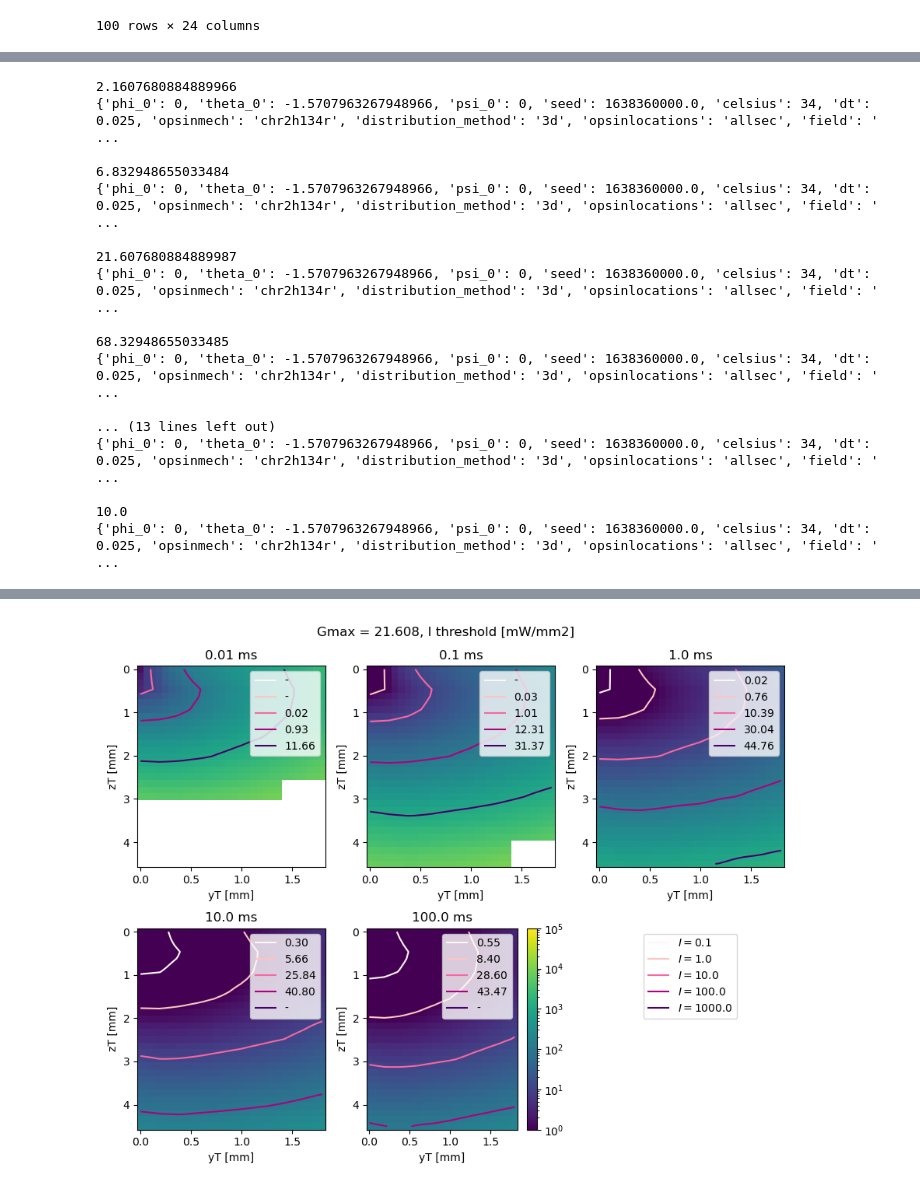
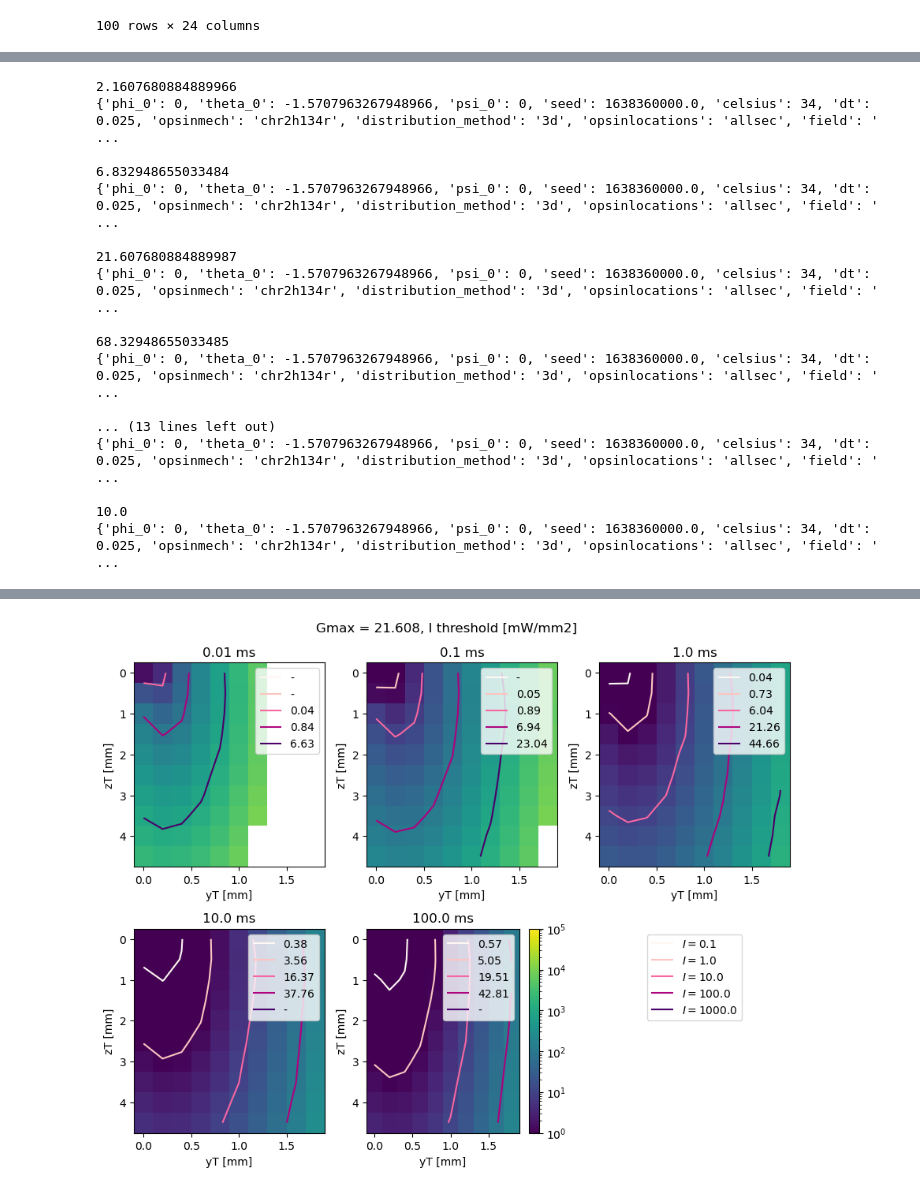
Before and after one commit to Rschoete/3DOptogeneticStimulationCA1_public, a Jupyter notebook: Analyses/SDC/analyse_ugentinvivo.ipynb, the cells around one changed output, grey strips where cells are left out. Drawn from its saved outputs; the diff is of its cells as text; code cells hidden in the pictures.

```diff
--- a/Analyses/SDC/analyse_ugentinvivo.ipynb
+++ b/Analyses/SDC/analyse_ugentinvivo.ipynb
@@ -215,8 +56,8 @@ master_df.head()
 # %%
 #test selector
-myselection = {key:unique_values_columns[key][0] for key in [*cell_init_options,*settings_options,*opsin_options,*field_options]}
+myselection = {key:unique_values_columns_master[key][0] for key in [*cell_init_options,*settings_options,*opsin_options,*field_options]}
 myselection['dur'] = 100
-intm_df = master_df[selection_generator(master_df,unique_values_columns,verbose=False,**myselection)].reset_index(drop=True)
+intm_df = master_df[selection_generator(master_df,unique_values_columns_master,verbose=False,**myselection)].reset_index(drop=True)
 intm_df.head(len(intm_df))
 # %% [output]
 |  | amp | dur | field | dc | nPulse | prf | Gmax | distribution | opsinmech | ... |
@@ -233,8 +74,8 @@ intm_df.head(len(intm_df))
 | 99 | 5.015997e+06 | 100.0 | Ugent470nIrr_np1e7_res5emin3_gf1_... | 1.0 | 1 | 0.1 | 2.160768 | distribution = lambda x: 10.0 | chr2h134r | ... |
 100 rows × 24 columns
 # %%
-myselection = {key:unique_values_columns[key][0] for key in [*cell_init_options,*settings_options,*opsin_options,*field_options]}
-single_config_df = master_df[selection_generator(master_df,unique_values_columns,verbose=False,**myselection)].reset_index(drop=True)
+myselection = {key:unique_values_columns_master[key][0] for key in [*cell_init_options,*settings_options,*opsin_options,*field_options]}
+single_config_df = master_df[selection_generator(master_df,unique_values_columns_master,verbose=False,**myselection)].reset_index(drop=True)
 print(myselection)
 
 Imin = np.min(single_config_df['amp'])
@@ -267,11 +108,14 @@ print()
 # %%
-myselection_noGmax = {key:unique_values_columns[key][0] for key in [*cell_init_options,*settings_options,*opsin_options,*field_options] if not key in ['Gmax','distribution']}
-intm_df = master_df[selection_generator(master_df,unique_values_columns,verbose=False,**myselection_noGmax)]
+myselection_noGmax = {key:unique_values_columns_master[key][0] for key in [*cell_init_options,*settings_options,*opsin_options,*field_options] if not key in ['Gmax','distribution']}
+intm_df = master_df[selection_generator(master_df,unique_values_columns_master,verbose=False,**myselection_noGmax)]
 gmaxs = list(intm_df['Gmax'].unique())
+print_upscale = False
+nan_tolerance_percentage = 0.95
+
 for gmax in gmaxs:
     print(gmax)
     myselection = {**myselection_noGmax, 'Gmax': gmax}
-    single_config_df = master_df[selection_generator(master_df,unique_values_columns,verbose=False,**myselection)].reset_index(drop=True)
+    single_config_df = master_df[selection_generator(master_df,unique_values_columns_master,verbose=False,**myselection)].reset_index(drop=True)
     print(myselection)
 
     Imin = np.min(single_config_df['amp'])
@@ -283,35 +127,60 @@ for gmax in gmaxs:
 
     udurs = list(single_config_df['dur'].unique())
     fig,axs = plt.subplots(int(len(udurs)/3+0.67),3,tight_layout = True,figsize=np.array([10,8])*0.9)
+    all_axs = axs.ravel()
+    if print_upscale:
+        fig_up,axs_up = plt.subplots(int(len(udurs)/3+0.67),3,tight_layout = True,figsize=np.array([10,8])*0.9)
+        all_axs = zip(axs.ravel(),axs_up.ravel())
 
-    for dur,ax in zip(udurs,axs.ravel()):
+    for dur,ax in zip(udurs,all_axs):
+        if print_upscale:
+            ax_up = ax[1]
+            ax = ax[0]
+
         intm_df = single_config_df[single_config_df['dur']==dur]
         if not np.all(np.isnan(intm_df['amp'])):
             data_toplot = EcF.prepareDataforInterp(np.array((intm_df['y'],intm_df['z'],intm_df['amp'])).T/1000,'ninterp')
-            #yY, zZ = np.meshgrid(np.linspace(data_toplot[0].min(),data_toplot[0].max(),len(np.unique(data_toplot[0])),endpoint=True),np.linspace(data_toplot[1].min(),data_toplot[1].max(),len(np.unique(data_toplot[0])),endpoint=True))
-            yY, zZ = np.meshgrid(np.linspace(data_toplot[0].min(),data_toplot[0].max(),30,endpoint=True),np.linspace(data_toplot[1].min(),data_toplot[1].max(),30,endpoint=True))
-            im,cntr,cb = EcF.slicePlot(data_toplot,ax,fig,plotGrid=(yY,zZ),structured=True, norm=norm_log,invert_yaxis=True,contour_kwargs={'norm':norm_log_cntr,'cmap':'RdPu','levels':levels})
-            ax.set_xlabel('yT [mm]')
-            ax.set_ylabel('zT [mm]')
-            ax.set_title(f'{dur} ms')
-            cb.remove()
-            h, l = cntr.legend_elements("I")
+            yY, zZ = np.meshgrid(np.linspace(data_toplot[0].min(),data_toplot[0].max(),len(np.unique(data_toplot[0])),endpoint=True),np.linspace(data_toplot[1].min(),data_toplot[1].max(),len(np.unique(data_toplot[0])),endpoint=True))
 
-            #print('\nvta')
-            #print(EcF.checkGridOrder(yY.ravel(),zZ.ravel()))
-            vta = VTA2D(yY,zZ,im.get_array().reshape(yY.shape),grid_order=EcF.checkGridOrder(yY.ravel(),zZ.ravel()),cntrs=cntr,cntr_order='rz',intensity = levels)
-            ax.legend(h, [f'{x:0.2f}' if ~np.isnan(x) else '-' for x in vta],ncol=1,loc='upper right')
-            #print('\nvta2')
-            #print(EcF.checkGridOrder(yY.T.ravel(),zZ.T.ravel()))
-            #vta2 = VTA2D(yY.T,zZ.T,im.get_array().reshape(yY.shape).T,grid_order=EcF.checkGridOrder(yY.T.ravel(),zZ.T.ravel()),intensity = levels,close_plot=False)
-            #if np.any((np.array(vta)-np.array(vta2))>1e-10):
-            #    print(np.array(vta)-np.array(vta2))
+            if sum(np.isnan(data_toplot[-1].flatten()))/len(data_toplot[-1].flatten()) < nan_tolerance_percentage:
+                im,cntr,cb = EcF.slicePlot(data_toplot,ax,fig,plotGrid=(yY,zZ),structured=True, norm=norm_log,invert_yaxis=True,contour_kwargs={'norm':norm_log_cntr,'cmap':'RdPu','levels':levels})
+                ax.set_xlabel('yT [mm]')
+                ax.set_ylabel('zT [mm]')
+                ax.set_title(f'{dur} ms')
+                cb.remove()
+                h, l = cntr.legend_elements("I")
+                vta = VTA2D(yY,zZ,im.get_array().reshape(yY.shape),grid_order=EcF.checkGridOrder(yY.ravel(),zZ.ravel()),cntrs=cntr,cntr_order='rz',intensity = levels)
+                ax.legend(h, [f'{x:0.2f}' if ~np.isnan(x) else '-' for x in vta],ncol=1,loc='upper right')
+
+                if print_upscale:
+                    yY_up, zZ_up = np.meshgrid(np.linspace(data_toplot[0].min(),data_toplot[0].max(),30,endpoint=True),np.linspace(data_toplot[1].min(),data_toplot[1].max(),30,endpoint=True))
+                    im_up,cntr_up,cb_up = EcF.slicePlot(data_toplot,ax_up,fig_up,plotGrid=(yY_up,zZ_up),structured=True, norm=norm_log,invert_yaxis=True,contour_kwargs={'norm':norm_log_cntr,'cmap':'RdPu','levels':levels})
+                    ax_up.set_xlabel('yT [mm]')
+                    ax_up.set_ylabel('zT [mm]')
+                    ax_up.set_title(f'{dur} ms')
+                    cb_up.remove()
+                    h_up, l_up = cntr_up.legend_elements("I")
+                    #print('\nvta')
+                    #print(EcF.checkGridOrder(yY.ravel(),zZ.ravel()))
+                    vta_up = VTA2D(yY_up,zZ_up,im_up.get_array().reshape(yY_up.shape),grid_order=EcF.checkGridOrder(yY_up.ravel(),zZ_up.ravel()),cntrs=cntr_up,cntr_order='rz',intensity = levels)
+                    ax_up.legend(h_up, [f'{x:0.2f}' if ~np.isnan(x) else '-' for x in vta_up],ncol=1,loc='upper right')
+                    #print('\nvta2')
+                    #print(EcF.checkGridOrder(yY.T.ravel(),zZ.T.ravel()))
+                    #vta2 = VTA2D(yY.T,zZ.T,im.get_array().reshape(yY.shape).T,grid_order=EcF.checkGridOrder(yY.T.ravel(),zZ.T.ravel()),intensity = levels,close_plot=False)
+                    #if np.any((np.array(vta)-np.array(vta2))>1e-10):
+                    #    print(np.array(vta)-np.array(vta2))
 
     fig.suptitle(f'Gmax = {gmax:0.3f}, I threshold [mW/mm2]')
     h, l = cntr.legend_elements("I")
     axs[-1,-1].legend(h, l,ncol=1,loc='upper center')
     axs[-1,-1].axis('off')
     cb = fig.colorbar(im,ax=axs[-1,-2])
+    if print_upscale:
+        fig_up.suptitle(f'Upscaled via linear interpol')
+        h_up, l_up = cntr_up.legend_elements("I")
+        axs_up[-1,-1].legend(h_up, l_up,ncol=1,loc='upper center')
+        axs_up[-1,-1].axis('off')
+        cb_up = fig_up.colorbar(im_up,ax=axs_up[-1,-2])
     print()
 # %% [output]
 2.1607680884889966
@@ -336 +205 @@ for gmax in gmaxs:
-[figure, old version]
+[figure, new version]
```
Also changed, not shown: parts of 21 cells of this notebook, 2 other files.
